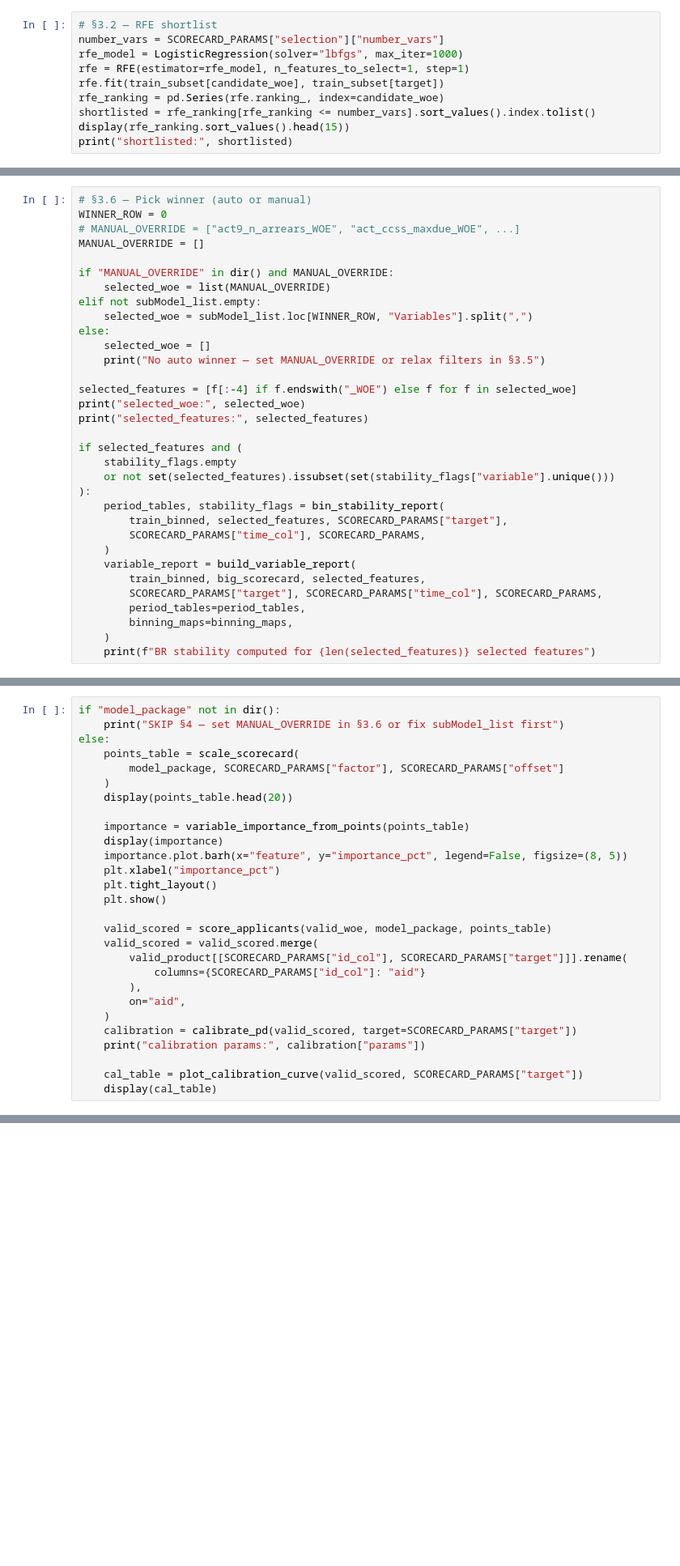
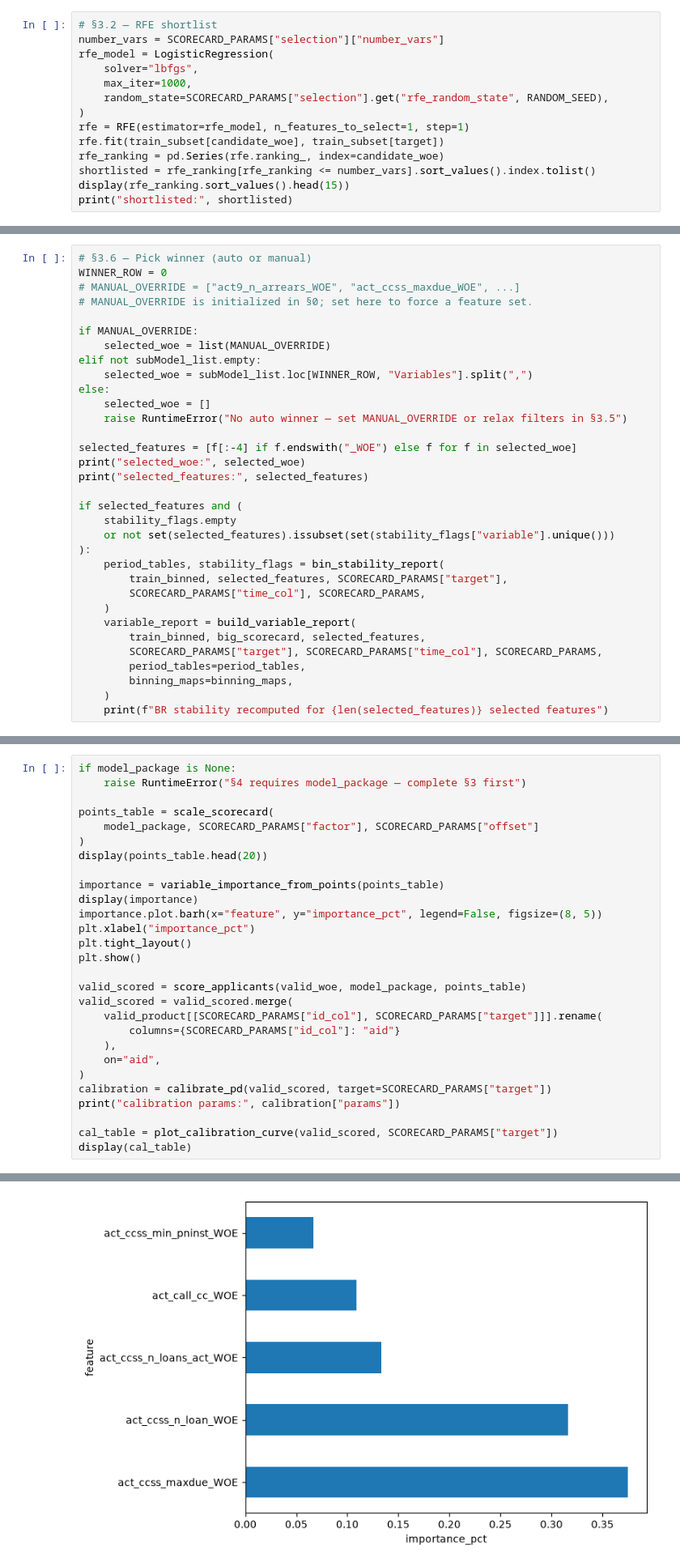
Before and after one commit to giangphuongtran/scorecard-builder, a Jupyter notebook: notebooks/03_scorecard.ipynb, the cells around one changed output, grey strips where cells are left out. Shown at 81% size. Saved outputs shown, nothing was run; the diff lists cells and outputs as text; blank space fills up the shorter version.

```diff
--- a/notebooks/03_scorecard.ipynb
+++ b/notebooks/03_scorecard.ipynb
@@ -2743,7 +2663,11 @@ print(f"PRODUCT={PRODUCT}  train={len(train_subset)}  valid={len(valid_subset)}
 # %%
 # §3.2 — RFE shortlist
 number_vars = SCORECARD_PARAMS["selection"]["number_vars"]
-rfe_model = LogisticRegression(solver="lbfgs", max_iter=1000)
+rfe_model = LogisticRegression(
+    solver="lbfgs",
+    max_iter=1000,
+    random_state=SCORECARD_PARAMS["selection"].get("rfe_random_state", RANDOM_SEED),
+)
 rfe = RFE(estimator=rfe_model, n_features_to_select=1, step=1)
 rfe.fit(train_subset[candidate_woe], train_subset[target])
 rfe_ranking = pd.Series(rfe.ranking_, index=candidate_woe)
@@ -2900,15 +2875,15 @@ else:
 # §3.6 — Pick winner (auto or manual)
 WINNER_ROW = 0
 # MANUAL_OVERRIDE = ["act9_n_arrears_WOE", "act_ccss_maxdue_WOE", ...]
-MANUAL_OVERRIDE = []
+# MANUAL_OVERRIDE is initialized in §0; set here to force a feature set.
 
-if "MANUAL_OVERRIDE" in dir() and MANUAL_OVERRIDE:
+if MANUAL_OVERRIDE:
     selected_woe = list(MANUAL_OVERRIDE)
 elif not subModel_list.empty:
     selected_woe = subModel_list.loc[WINNER_ROW, "Variables"].split(",")
 else:
     selected_woe = []
-    print("No auto winner — set MANUAL_OVERRIDE or relax filters in §3.5")
+    raise RuntimeError("No auto winner — set MANUAL_OVERRIDE or relax filters in §3.5")
 
 selected_features = [f[:-4] if f.endswith("_WOE") else f for f in selected_woe]
 print("selected_woe:", selected_woe)
@@ -2928,4 +2903,4 @@ if selected_features and (
         period_tables=period_tables,
         binning_maps=binning_maps,
     )
-    print(f"BR stability computed for {len(selected_features)} selected features")
+    print(f"BR stability recomputed for {len(selected_features)} selected features")
@@ -3139,28 +3235,29 @@ _cal_tbl = plot_calibration_curve(valid_scored, SCORECARD_PARAMS["target"])
 # %%
-if "model_package" not in dir():
-    print("SKIP §4 — set MANUAL_OVERRIDE in §3.6 or fix subModel_list first")
-else:
-    points_table = scale_scorecard(
-        model_package, SCORECARD_PARAMS["factor"], SCORECARD_PARAMS["offset"]
-    )
-    display(points_table.head(20))
+if model_package is None:
+    raise RuntimeError("§4 requires model_package — complete §3 first")
 
-    importance = variable_importance_from_points(points_table)
-    display(importance)
-    importance.plot.barh(x="feature", y="importance_pct", legend=False, figsize=(8, 5))
-    plt.xlabel("importance_pct")
-    plt.tight_layout()
-    plt.show()
+points_table = scale_scorecard(
+    model_package, SCORECARD_PARAMS["factor"], SCORECARD_PARAMS["offset"]
+)
+display(points_table.head(20))
 
-    valid_scored = score_applicants(valid_woe, model_package, points_table)
-    valid_scored = valid_scored.merge(
-        valid_product[[SCORECARD_PARAMS["id_col"], SCORECARD_PARAMS["target"]]].rename(
-            columns={SCORECARD_PARAMS["id_col"]: "aid"}
-        ),
-        on="aid",
-    )
-    calibration = calibrate_pd(valid_scored, target=SCORECARD_PARAMS["target"])
-    print("calibration params:", calibration["params"])
+importance = variable_importance_from_points(points_table)
+display(importance)
+importance.plot.barh(x="feature", y="importance_pct", legend=False, figsize=(8, 5))
+plt.xlabel("importance_pct")
+plt.tight_layout()
+plt.show()
 
-    cal_table = plot_calibration_curve(valid_scored, SCORECARD_PARAMS["target"])
-    display(cal_table)
+valid_scored = score_applicants(valid_woe, model_package, points_table)
+valid_scored = valid_scored.merge(
+    valid_product[[SCORECARD_PARAMS["id_col"], SCORECARD_PARAMS["target"]]].rename(
+        columns={SCORECARD_PARAMS["id_col"]: "aid"}
+    ),
+    on="aid",
+)
+calibration = calibrate_pd(valid_scored, target=SCORECARD_PARAMS["target"])
+print("calibration params:", calibration["params"])
+
+cal_table = plot_calibration_curve(valid_scored, SCORECARD_PARAMS["target"])
+display(cal_table)
+# %% [output]
@@ -3166,0 +3282 @@ else:
+[figure, added]
```
Also changed, not shown: parts of 46 cells of this notebook, 31 other files.
